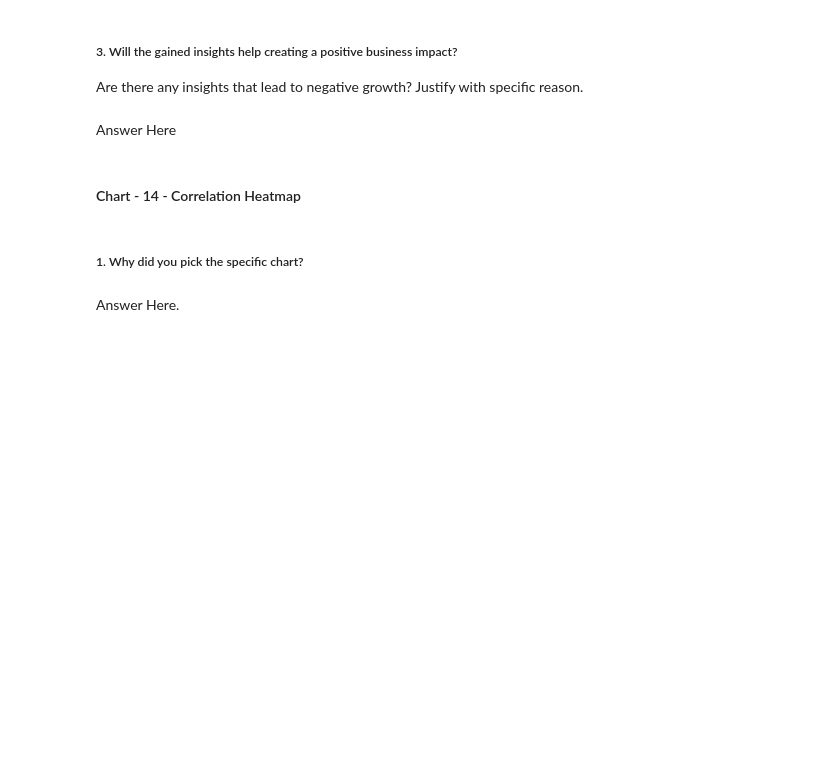
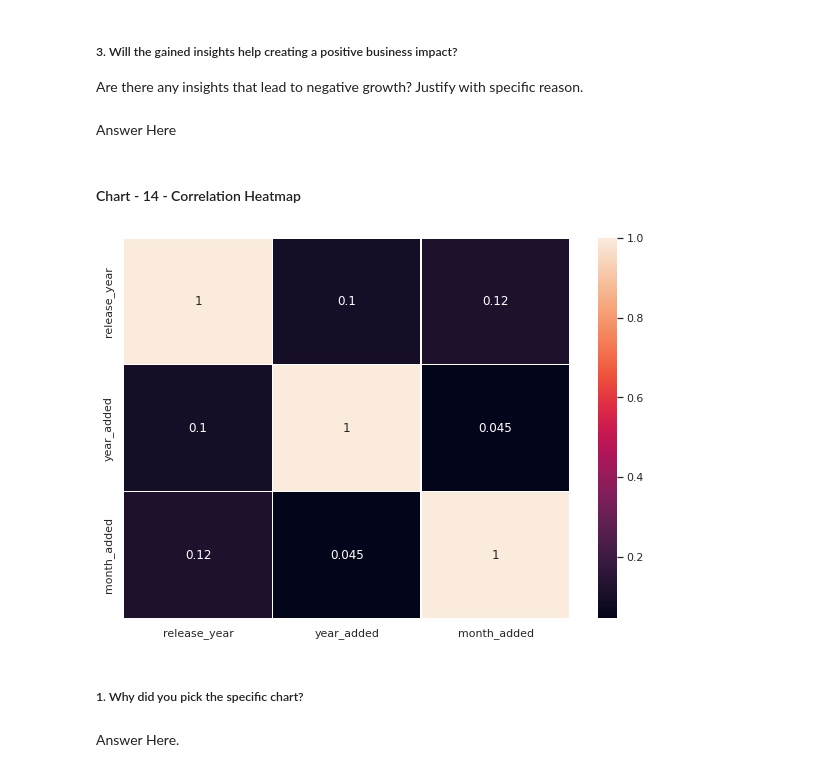
Before and after one commit to Mihirgupta2001/Unsupervised-learning-capstone-project, a Jupyter notebook: MIHIR_NETFLIX_MOVIES_AND_TV_SHOWS_CLUSTERING.ipynb, the cells around one changed output. Saved outputs shown, nothing was run; the diff lists cells and outputs as text; code cells hidden in the pictures; blank space fills up the shorter version.

```diff
--- a/MIHIR_NETFLIX_MOVIES_AND_TV_SHOWS_CLUSTERING.ipynb
+++ b/MIHIR_NETFLIX_MOVIES_AND_TV_SHOWS_CLUSTERING.ipynb
@@ -679,3 +679,10 @@ Answer Here
+# %%
+# Correlation Heatmap visualization code
+plt.figure (figsize= (10,7))
+sns.heatmap(df.corr(),linewidths=.5,annot=True)
+plt.show()
+# %% [output]
+[figure, added]
 # %% [markdown]
 ##### 1. Why did you pick the specific chart?
 # %% [markdown]
```
Also changed, not shown: parts of 18 cells of this notebook.
